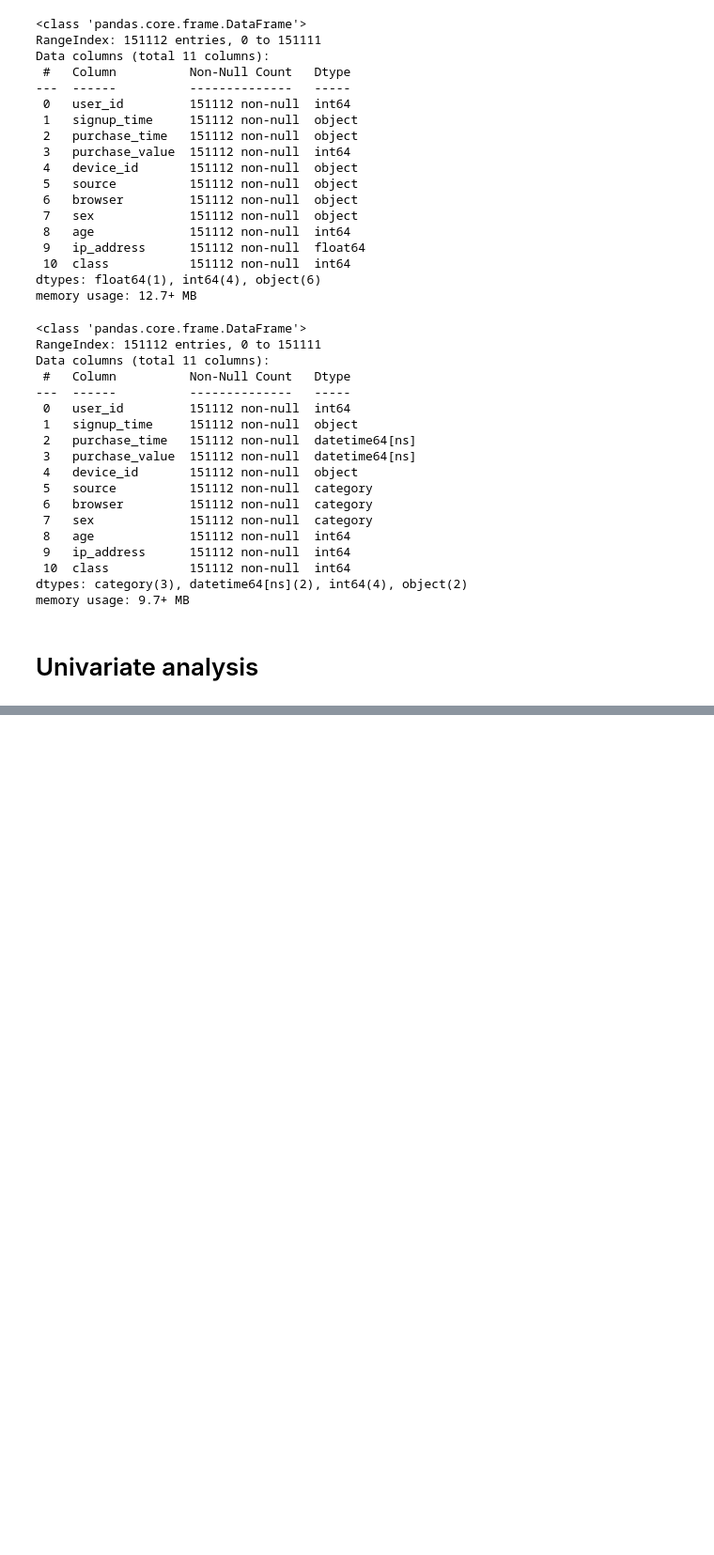
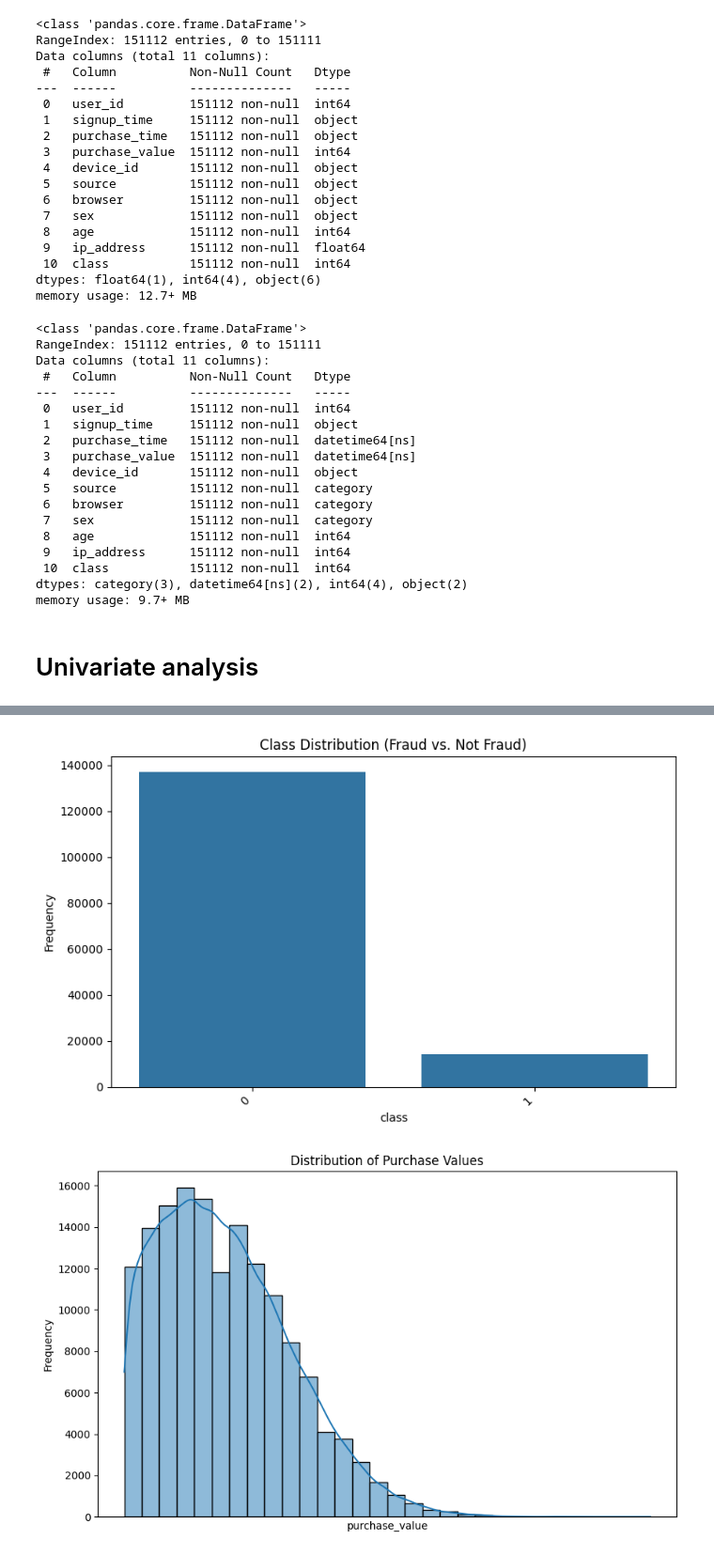
Before and after one commit to surak-alf/Fraud_Detection, a Jupyter notebook: notebook/data_analysis.ipynb, the cells around one changed output, grey strips where cells are left out. Shown: that part at 94% size. Cells and saved outputs as stored; diff of their text form; code cells hidden in the pictures; blank space fills up the shorter version.

```diff
--- a/notebook/data_analysis.ipynb
+++ b/notebook/data_analysis.ipynb
@@ -216,0 +106,3 @@ plot_categorical(fraud_data, 'browser', 'Browser Distribution', figsize=(12, 7))
+# %%
+univariate_analysis(fraud_data)
+# %% [output]
@@ -216,0 +114,2 @@ plot_categorical(fraud_data, 'browser', 'Browser Distribution', figsize=(12, 7))
+[figure, added]
+[figure, added]
```
Also changed, not shown: parts of 10 cells of this notebook, 1 other file.
